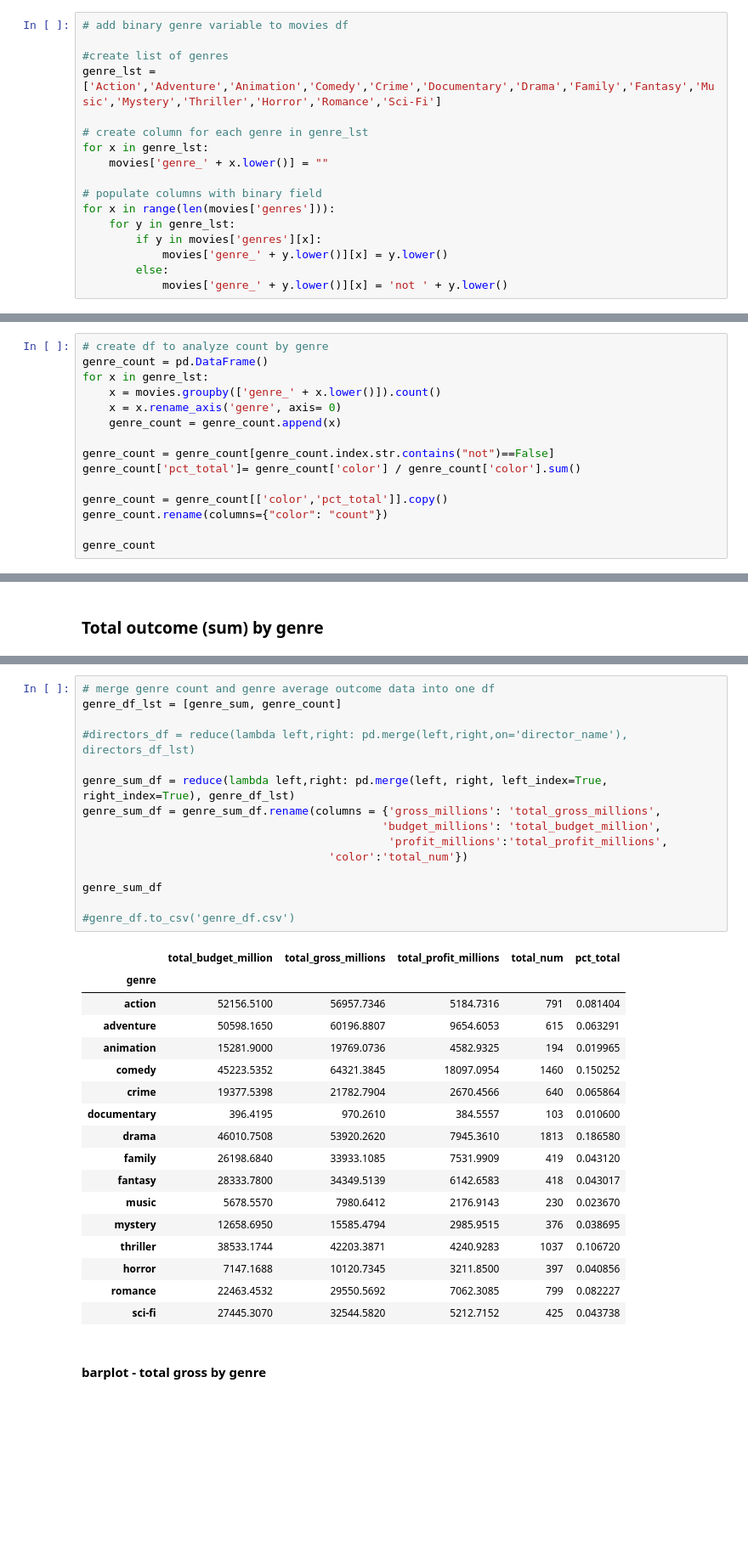
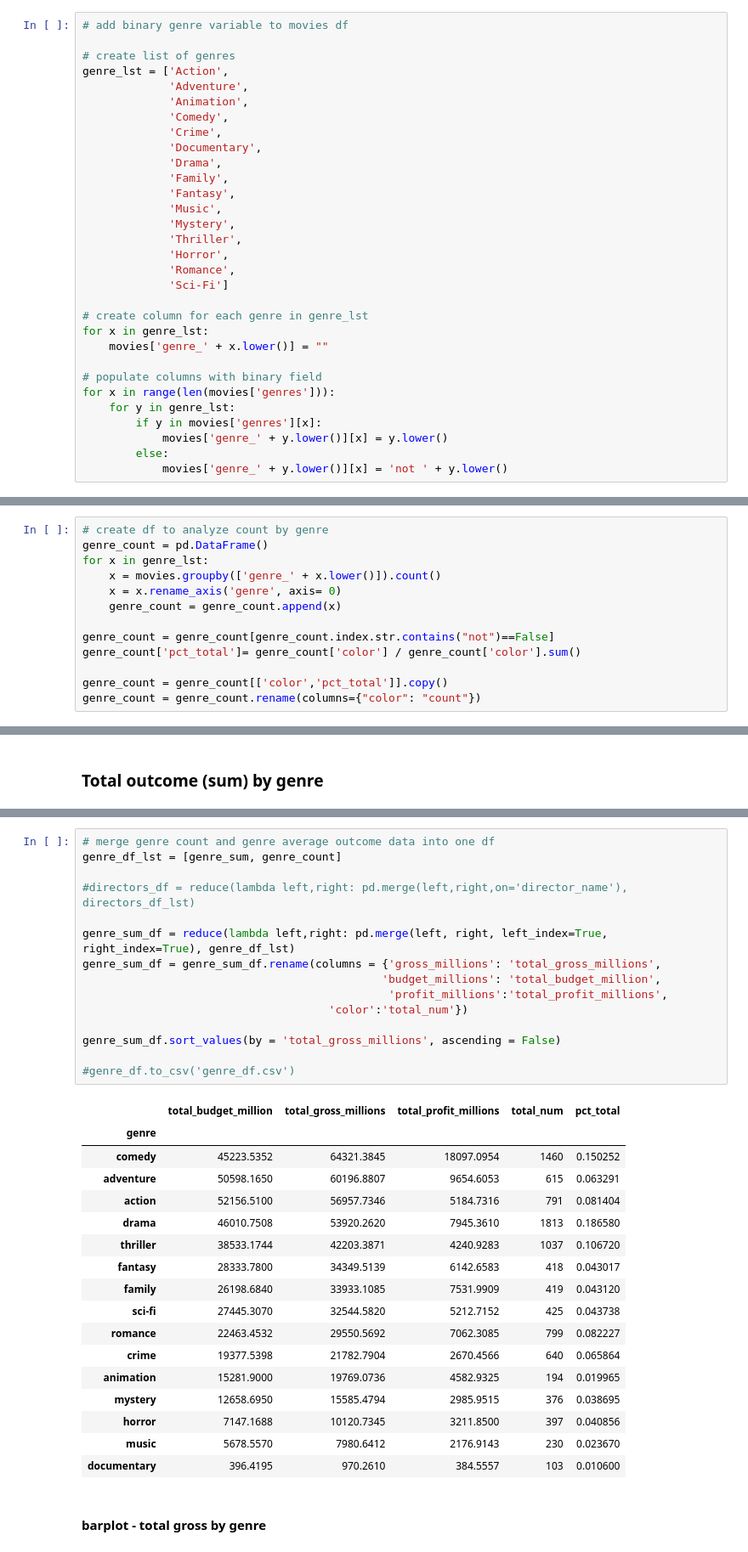
Before and after one commit to kristinkspanos/data_analysis_movie_studio, a Jupyter notebook: assignment_2_movie_data.ipynb, the cells around one changed output, grey strips where cells are left out. Shown: that part at 85% size. Drawn from its saved outputs; the diff is of its cells as text; blank space fills up the shorter version.

```diff
--- a/assignment_2_movie_data.ipynb
+++ b/assignment_2_movie_data.ipynb
@@ -780,8 +778,22 @@ Name: genres, Length: 731, dtype: int64
 # %%
 # add binary genre variable to movies df
 
-#create list of genres
-genre_lst = ['Action','Adventure','Animation','Comedy','Crime','Documentary','Drama','Family','Fantasy','Music','Mystery','Thriller','Horror','Romance','Sci-Fi']
+# create list of genres
+genre_lst = ['Action',
+             'Adventure',
+             'Animation',
+             'Comedy',
+             'Crime',
+             'Documentary',
+             'Drama',
+             'Family',
+             'Fantasy',
+             'Music',
+             'Mystery',
+             'Thriller',
+             'Horror',
+             'Romance',
+             'Sci-Fi']
 
 # create column for each genre in genre_lst
 for x in genre_lst:
@@ -815,6 +825,4 @@ genre_count = genre_count[genre_count.index.str.contains("not")==False]
 genre_count['pct_total']= genre_count['color'] / genre_count['color'].sum()
 
 genre_count = genre_count[['color','pct_total']].copy()
-genre_count.rename(columns={"color": "count"})
-
-genre_count
+genre_count = genre_count.rename(columns={"color": "count"})
@@ -964,36 +914,36 @@ genre_sum
 # %%
 # merge genre count and genre average outcome data into one df
 genre_df_lst = [genre_sum, genre_count]
 
 #directors_df = reduce(lambda left,right: pd.merge(left,right,on='director_name'), directors_df_lst)
 
 genre_sum_df = reduce(lambda left,right: pd.merge(left, right, left_index=True, right_index=True), genre_df_lst)
 genre_sum_df = genre_sum_df.rename(columns = {'gross_millions': 'total_gross_millions',
                                              'budget_millions': 'total_budget_million',
                                               'profit_millions':'total_profit_millions',
                                      'color':'total_num'})
 
-genre_sum_df
+genre_sum_df.sort_values(by = 'total_gross_millions', ascending = False)
 
 #genre_df.to_csv('genre_df.csv')
 # %% [output]
 |  | total_budget_million | total_gross_millions | total_profit_millions | total_num | pct_total |
 | genre |  |  |  |  |  |
+| comedy | 45223.5352 | 64321.3845 | 18097.0954 | 1460 | 0.150252 |
+| adventure | 50598.1650 | 60196.8807 | 9654.6053 | 615 | 0.063291 |
 | action | 52156.5100 | 56957.7346 | 5184.7316 | 791 | 0.081404 |
-| adventure | 50598.1650 | 60196.8807 | 9654.6053 | 615 | 0.063291 |
+| drama | 46010.7508 | 53920.2620 | 7945.3610 | 1813 | 0.186580 |
+| thriller | 38533.1744 | 42203.3871 | 4240.9283 | 1037 | 0.106720 |
+| fantasy | 28333.7800 | 34349.5139 | 6142.6583 | 418 | 0.043017 |
+| family | 26198.6840 | 33933.1085 | 7531.9909 | 419 | 0.043120 |
+| sci-fi | 27445.3070 | 32544.5820 | 5212.7152 | 425 | 0.043738 |
+| romance | 22463.4532 | 29550.5692 | 7062.3085 | 799 | 0.082227 |
+| crime | 19377.5398 | 21782.7904 | 2670.4566 | 640 | 0.065864 |
 | animation | 15281.9000 | 19769.0736 | 4582.9325 | 194 | 0.019965 |
-| comedy | 45223.5352 | 64321.3845 | 18097.0954 | 1460 | 0.150252 |
-| crime | 19377.5398 | 21782.7904 | 2670.4566 | 640 | 0.065864 |
+| mystery | 12658.6950 | 15585.4794 | 2985.9515 | 376 | 0.038695 |
+| horror | 7147.1688 | 10120.7345 | 3211.8500 | 397 | 0.040856 |
+| music | 5678.5570 | 7980.6412 | 2176.9143 | 230 | 0.023670 |
 | documentary | 396.4195 | 970.2610 | 384.5557 | 103 | 0.010600 |
-| drama | 46010.7508 | 53920.2620 | 7945.3610 | 1813 | 0.186580 |
-| family | 26198.6840 | 33933.1085 | 7531.9909 | 419 | 0.043120 |
-| fantasy | 28333.7800 | 34349.5139 | 6142.6583 | 418 | 0.043017 |
-| music | 5678.5570 | 7980.6412 | 2176.9143 | 230 | 0.023670 |
-| mystery | 12658.6950 | 15585.4794 | 2985.9515 | 376 | 0.038695 |
-| thriller | 38533.1744 | 42203.3871 | 4240.9283 | 1037 | 0.106720 |
-| horror | 7147.1688 | 10120.7345 | 3211.8500 | 397 | 0.040856 |
-| romance | 22463.4532 | 29550.5692 | 7062.3085 | 799 | 0.082227 |
-| sci-fi | 27445.3070 | 32544.5820 | 5212.7152 | 425 | 0.043738 |
 # %% [markdown]
 #### barplot - total gross by genre
 # %%
```
Also changed, not shown: parts of 65 cells of this notebook.
